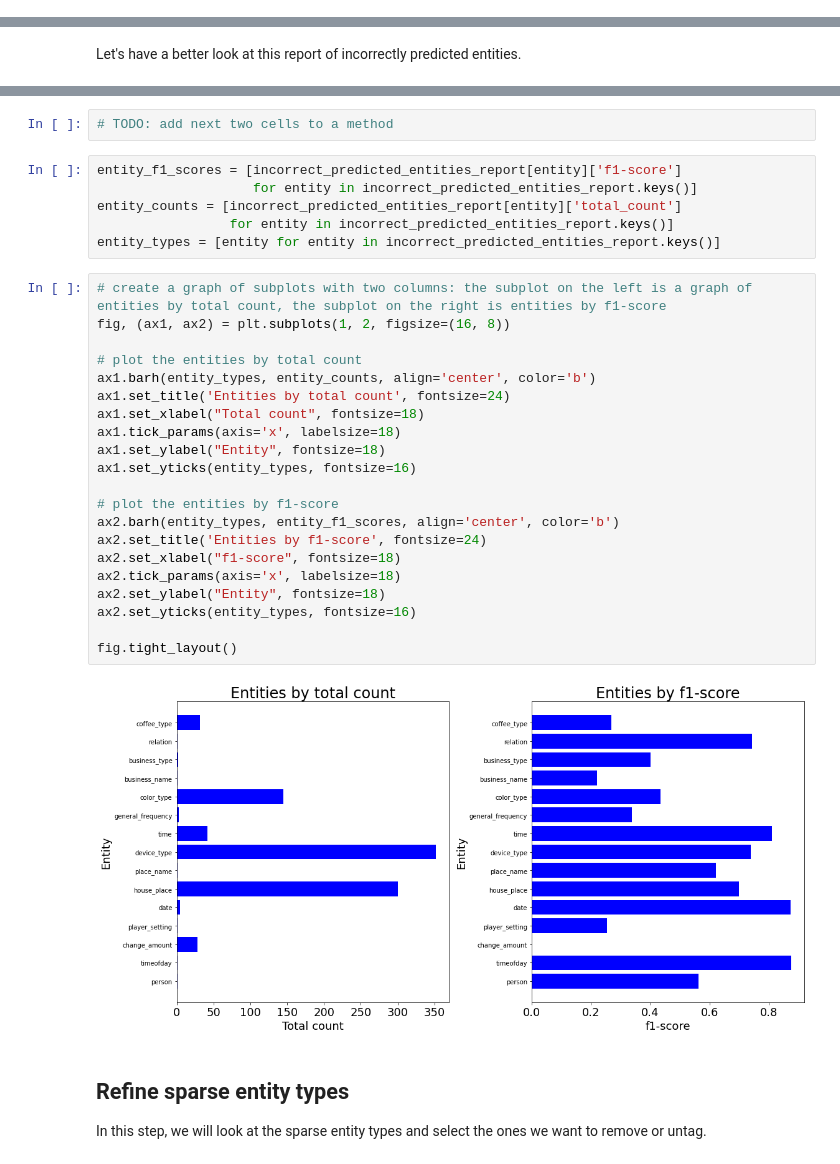
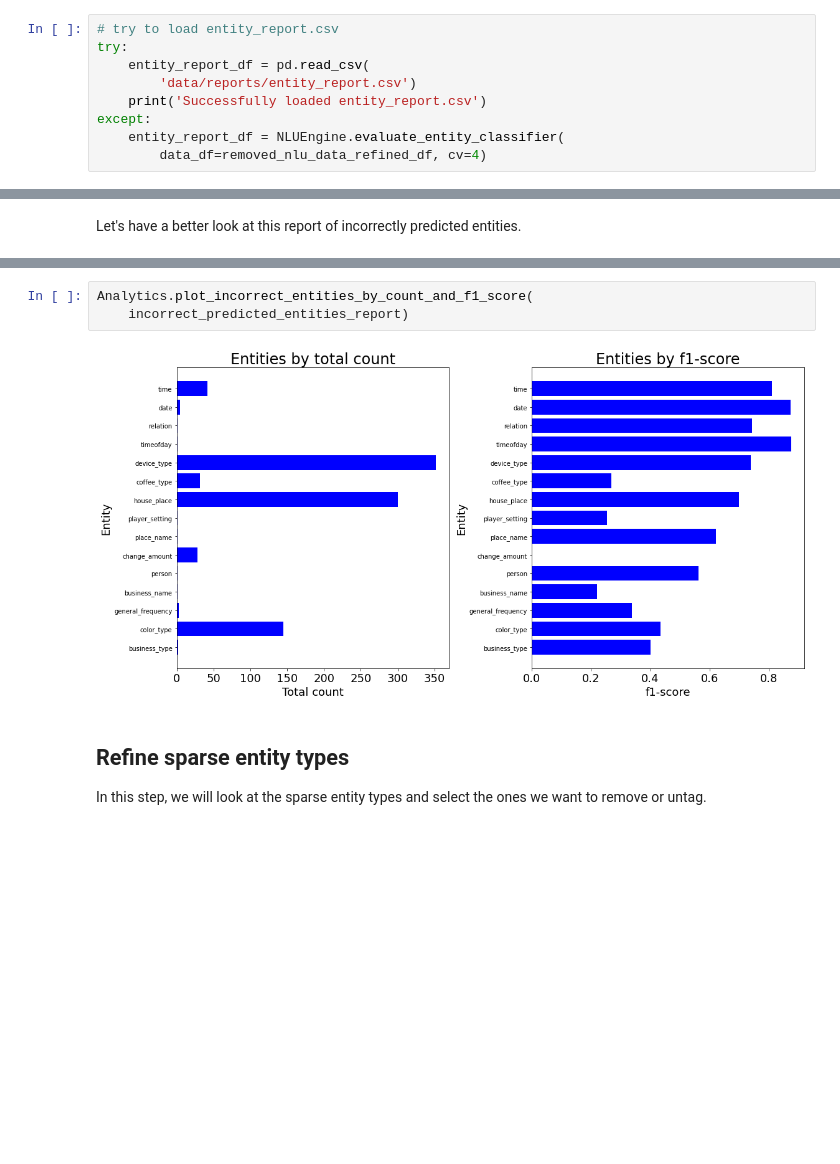
Before and after one commit to secretsauceai/NLU-engine-prototype-benchmarks, a Jupyter notebook: Macro_NLU_Entity_Refinement.ipynb, the cells around one changed output, grey strips where cells are left out. Cells and saved outputs as stored; diff of their text form; blank space fills up the shorter version.

```diff
--- a/Macro_NLU_Entity_Refinement.ipynb
+++ b/Macro_NLU_Entity_Refinement.ipynb
@@ -89,0 +81,9 @@ Time it took to cross validate CRF(algorithm='lbfgs', all_possible_transitions=T
+# %%
+# try to load entity_report.csv
+try:
+    entity_report_df = pd.read_csv(
+        'data/reports/entity_report.csv')
+    print('Successfully loaded entity_report.csv')
+except:
+    entity_report_df = NLUEngine.evaluate_entity_classifier(
+        data_df=removed_nlu_data_refined_df, cv=4)
@@ -269,34 +217,8 @@ RenderJSON(incorrect_predicted_entities_report)
-# %%
-# TODO: add next two cells to a method
-# %%
-entity_f1_scores = [incorrect_predicted_entities_report[entity]['f1-score']
-                    for entity in incorrect_predicted_entities_report.keys()]
-entity_counts = [incorrect_predicted_entities_report[entity]['total_count']
-                 for entity in incorrect_predicted_entities_report.keys()]
-entity_types = [entity for entity in incorrect_predicted_entities_report.keys()]
-# %%
-# create a graph of subplots with two columns: the subplot on the left is a graph of entities by total count, the subplot on the right is entities by f1-score
-fig, (ax1, ax2) = plt.subplots(1, 2, figsize=(16, 8))
-
-# plot the entities by total count
-ax1.barh(entity_types, entity_counts, align='center', color='b')
-ax1.set_title('Entities by total count', fontsize=24)
-ax1.set_xlabel("Total count", fontsize=18)
-ax1.tick_params(axis='x', labelsize=18)
-ax1.set_ylabel("Entity", fontsize=18)
-ax1.set_yticks(entity_types, fontsize=16)
-
-# plot the entities by f1-score
-ax2.barh(entity_types, entity_f1_scores, align='center', color='b')
-ax2.set_title('Entities by f1-score', fontsize=24)
-ax2.set_xlabel("f1-score", fontsize=18)
-ax2.tick_params(axis='x', labelsize=18)
-ax2.set_ylabel("Entity", fontsize=18)
-ax2.set_yticks(entity_types, fontsize=16)
-
-fig.tight_layout()
-# %% [output]
-[figure, removed]
+# %%
+Analytics.plot_incorrect_entities_by_count_and_f1_score(
+    incorrect_predicted_entities_report)
+# %% [output]
+[figure, added]
 # %% [markdown]
 ## Refine sparse entity types
 
```
Also changed, not shown: parts of 24 cells of this notebook, 7 other files.
